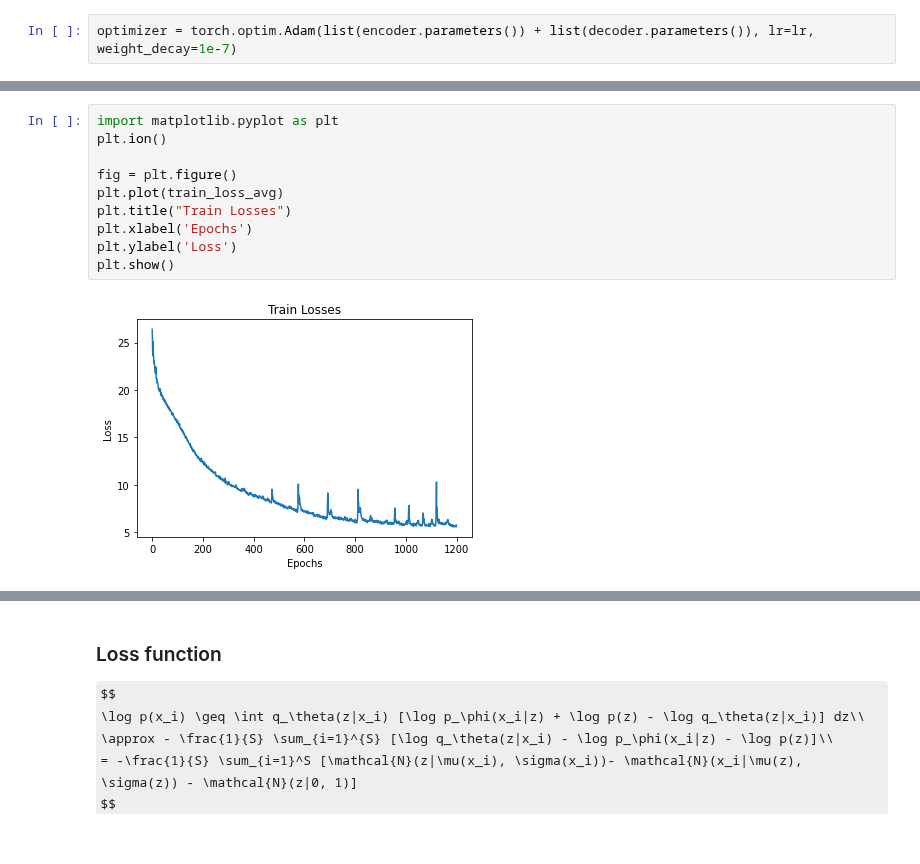
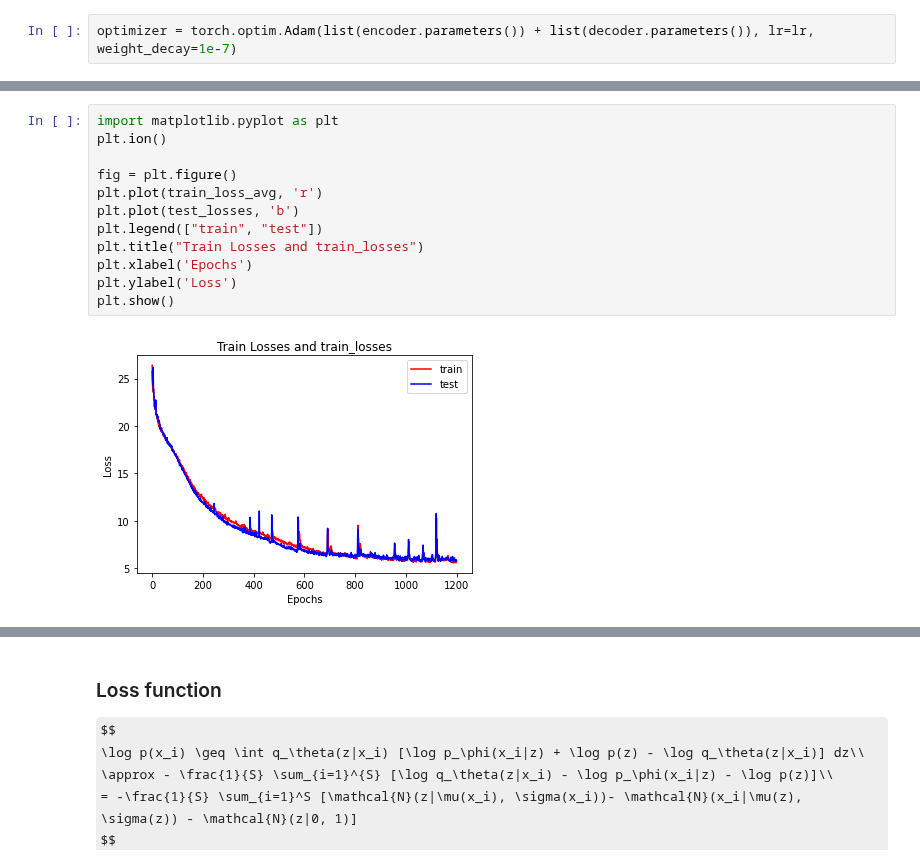
Before and after one commit to sunyunlee/cgan-cvae-tut, a Jupyter notebook: cVAE/cvae.ipynb, the cells around one changed output, grey strips where cells are left out. Cells and saved outputs as stored; diff of their text form; some formulas as TeX source.

```diff
--- a/cVAE/cvae.ipynb
+++ b/cVAE/cvae.ipynb
@@ -255,12 +255,14 @@ Epoch [1200 / 1200] test loss: 5.780179
 # %%
 import matplotlib.pyplot as plt
 plt.ion()
 
 fig = plt.figure()
-plt.plot(train_loss_avg)
-plt.title("Train Losses")
+plt.plot(train_loss_avg, 'r')
+plt.plot(test_losses, 'b')
+plt.legend(["train", "test"])
+plt.title("Train Losses and train_losses")
 plt.xlabel('Epochs')
 plt.ylabel('Loss')
 plt.show()
 # %% [output]
-[figure, old version]
+[figure, new version]
```
Also changed, not shown: parts of 1 cell of this notebook.
